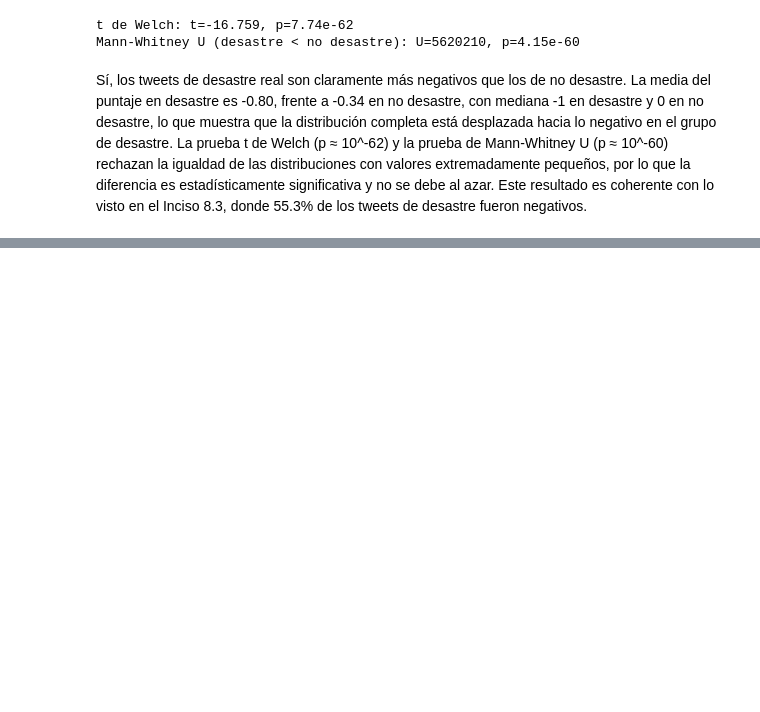
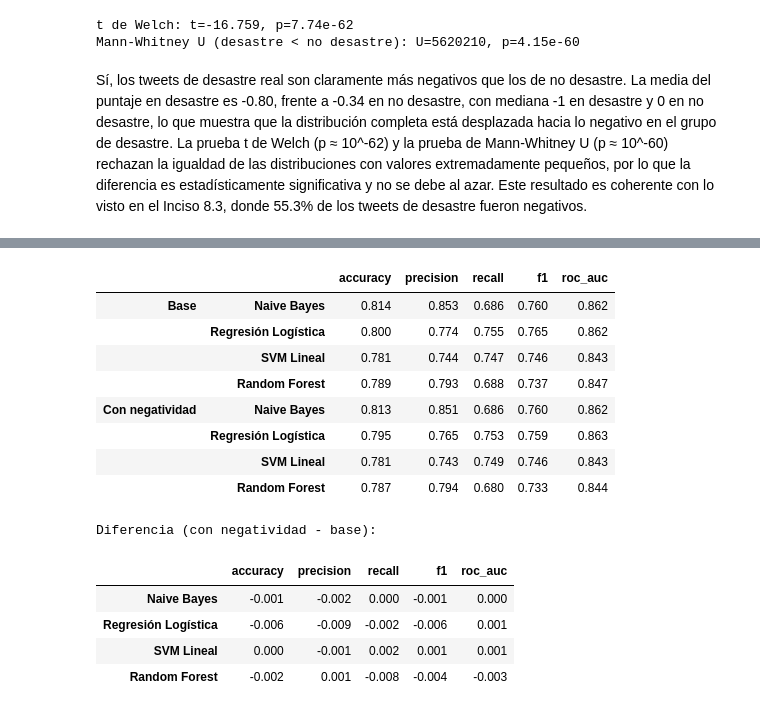
Before and after one commit to Ikeel04/Labs-DS, a Jupyter notebook: Lab5/Laboratorio5.ipynb, the cells around one changed output, grey strips where cells are left out. Drawn from its saved outputs; the diff is of its cells as text; code cells hidden in the pictures; blank space fills up the shorter version.

Commit message:
Inciso 10 - Variable de negatividad

```diff
--- a/Lab5/Laboratorio5.ipynb
+++ b/Lab5/Laboratorio5.ipynb
@@ -701,0 +727,5 @@ Sí, los tweets de desastre real son claramente más negativos que los de no des
+# %%
+
+X_train_neg = hstack([X_train, np.array(df.loc[X_train_text.index, "negatividad"]).reshape(-1, 1)]).tocsr()
+X_test_neg = hstack([X_test, np.array(df.loc[X_test_text.index, "negatividad"]).reshape(-1, 1)]).tocsr()
+print("Train con negatividad:", X_train_neg.shape, "| Test:", X_test_neg.shape)
@@ -701,0 +734,26 @@ Sí, los tweets de desastre real son claramente más negativos que los de no des
+# %%
+resultados_neg = {}
+
+nb_neg = MultinomialNB()
+nb_neg.fit(X_train_neg, y_train)
+resultados_neg["Naive Bayes"] = evaluar_modelo(
+    "Naive Bayes (con negatividad)", y_test, nb_neg.predict(X_test_neg), nb_neg.predict_proba(X_test_neg)[:, 1]
+)
+
+logreg_neg = LogisticRegression(max_iter=1000, class_weight="balanced", random_state=42)
+logreg_neg.fit(X_train_neg, y_train)
+resultados_neg["Regresión Logística"] = evaluar_modelo(
+    "Regresión Logística (con negatividad)", y_test, logreg_neg.predict(X_test_neg), logreg_neg.predict_proba(X_test_neg)[:, 1]
+)
+
+svm_neg = LinearSVC(class_weight="balanced", random_state=42, dual="auto", max_iter=2000)
+svm_neg.fit(X_train_neg, y_train)
+resultados_neg["SVM Lineal"] = evaluar_modelo(
+    "SVM Lineal (con negatividad)", y_test, svm_neg.predict(X_test_neg), svm_neg.decision_function(X_test_neg)
+)
+
+rf_neg = RandomForestClassifier(n_estimators=300, class_weight="balanced_subsample", random_state=42, n_jobs=-1)
+rf_neg.fit(X_train_neg, y_train)
+resultados_neg["Random Forest"] = evaluar_modelo(
+    "Random Forest (con negatividad)", y_test, rf_neg.predict(X_test_neg), rf_neg.predict_proba(X_test_neg)[:, 1]
+)
@@ -701,0 +765,30 @@ Sí, los tweets de desastre real son claramente más negativos que los de no des
+# %%
+tabla_neg = pd.DataFrame({
+    nombre: {k: v for k, v in m.items() if k != "cm"}
+    for nombre, m in resultados_neg.items()
+}).T
+
+display(pd.concat(
+    {"Base": tabla_modelos, "Con negatividad": tabla_neg},
+    axis=0,
+).round(3))
+
+diferencia = tabla_neg - tabla_modelos
+print("Diferencia (con negatividad - base):")
+display(diferencia.round(3))
+# %% [output]
+|  |  | accuracy | precision | recall | f1 | roc_auc |
+| Base | Naive Bayes | 0.814 | 0.853 | 0.686 | 0.760 | 0.862 |
+|  | Regresión Logística | 0.800 | 0.774 | 0.755 | 0.765 | 0.862 |
+|  | SVM Lineal | 0.781 | 0.744 | 0.747 | 0.746 | 0.843 |
+|  | Random Forest | 0.789 | 0.793 | 0.688 | 0.737 | 0.847 |
+| Con negatividad | Naive Bayes | 0.813 | 0.851 | 0.686 | 0.760 | 0.862 |
+|  | Regresión Logística | 0.795 | 0.765 | 0.753 | 0.759 | 0.863 |
+|  | SVM Lineal | 0.781 | 0.743 | 0.749 | 0.746 | 0.843 |
+|  | Random Forest | 0.787 | 0.794 | 0.680 | 0.733 | 0.844 |
+Diferencia (con negatividad - base):
+|  | accuracy | precision | recall | f1 | roc_auc |
+| Naive Bayes | -0.001 | -0.002 | 0.000 | -0.001 | 0.000 |
+| Regresión Logística | -0.006 | -0.009 | -0.002 | -0.006 | 0.001 |
+| SVM Lineal | 0.000 | -0.001 | 0.002 | 0.001 | 0.001 |
+| Random Forest | -0.002 | 0.001 | -0.008 | -0.004 | -0.003 |
```
Also changed, not shown: parts of 16 cells of this notebook.
